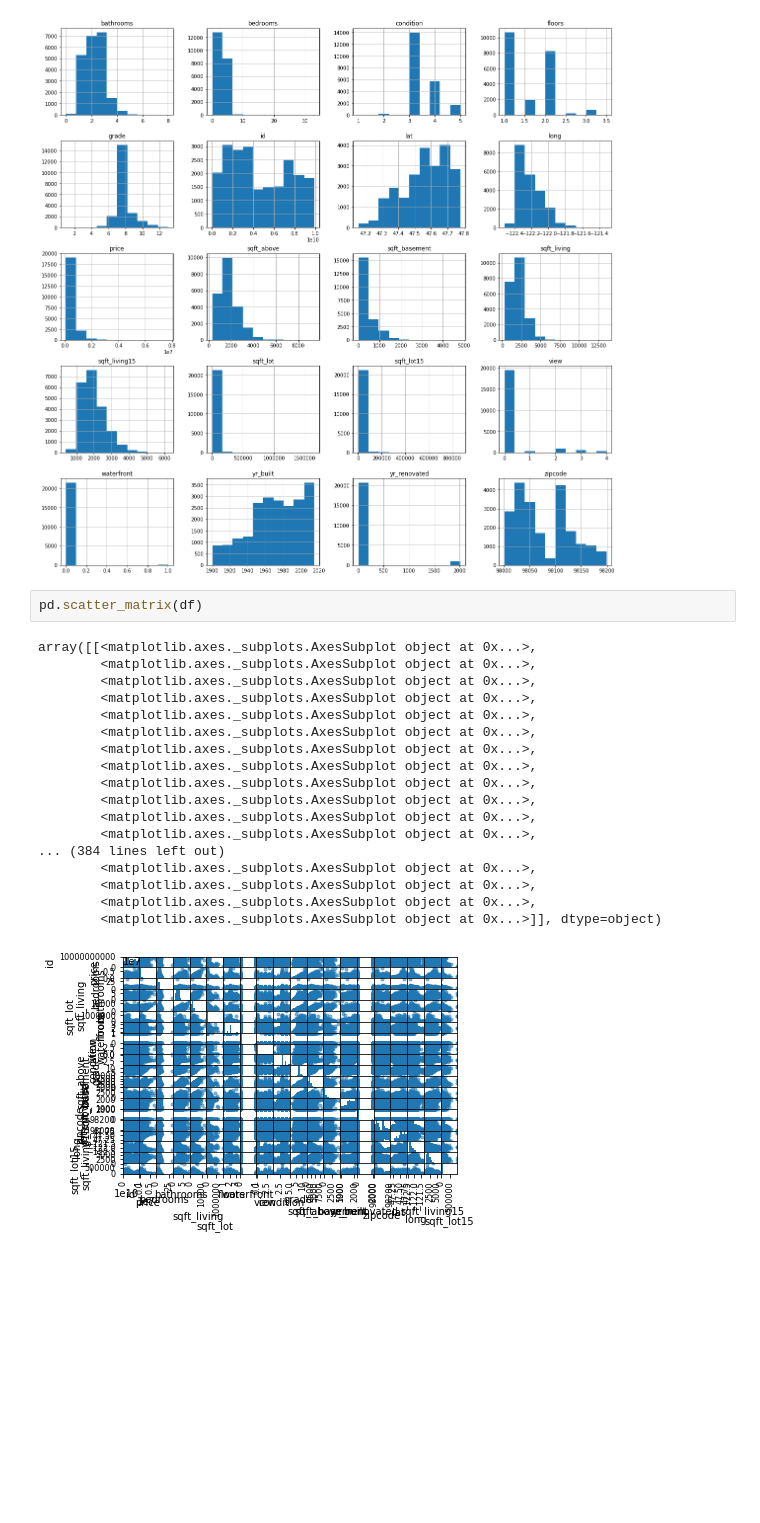
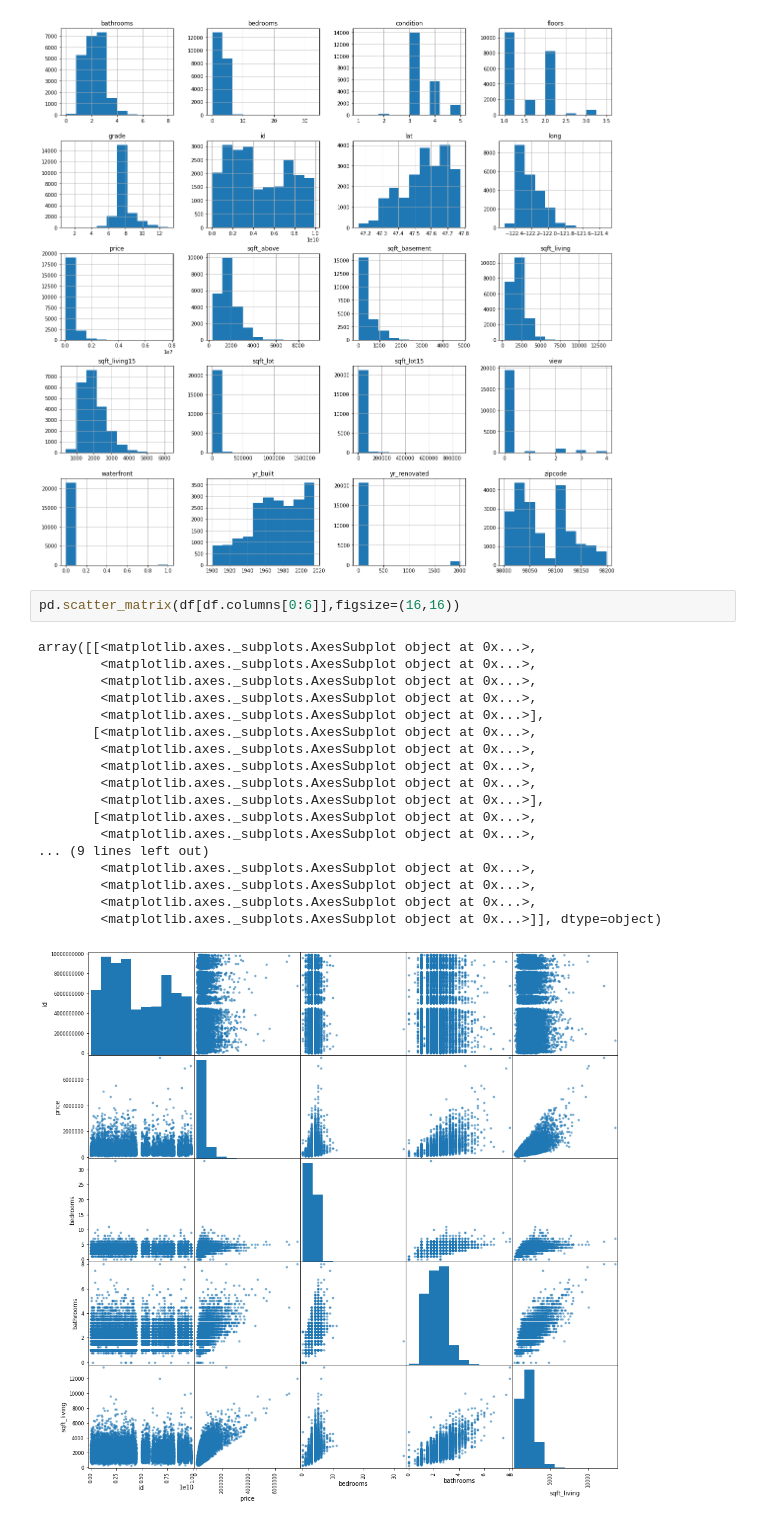
Before and after one commit to ccvandusen/alumni-case-study-practice, a Jupyter notebook: housing-prices/EDA.ipynb, the cells around one changed output. Saved outputs shown, nothing was run; the diff lists cells and outputs as text; blank space fills up the shorter version.

```diff
--- a/housing-prices/EDA.ipynb
+++ b/housing-prices/EDA.ipynb
@@ -96,23 +91,23 @@ array([[<matplotlib.axes._subplots.AxesSubplot object at 0x...>,
         <matplotlib.axes._subplots.AxesSubplot object at 0x...>]], dtype=object)
 [figure]
 # %%
-pd.scatter_matrix(df)
+pd.scatter_matrix(df[df.columns[0:6]],figsize=(16,16))
 # %% [output]
 array([[<matplotlib.axes._subplots.AxesSubplot object at 0x...>,
         <matplotlib.axes._subplots.AxesSubplot object at 0x...>,
         <matplotlib.axes._subplots.AxesSubplot object at 0x...>,
         <matplotlib.axes._subplots.AxesSubplot object at 0x...>,
+        <matplotlib.axes._subplots.AxesSubplot object at 0x...>],
+       [<matplotlib.axes._subplots.AxesSubplot object at 0x...>,
         <matplotlib.axes._subplots.AxesSubplot object at 0x...>,
         <matplotlib.axes._subplots.AxesSubplot object at 0x...>,
         <matplotlib.axes._subplots.AxesSubplot object at 0x...>,
+        <matplotlib.axes._subplots.AxesSubplot object at 0x...>],
+       [<matplotlib.axes._subplots.AxesSubplot object at 0x...>,
         <matplotlib.axes._subplots.AxesSubplot object at 0x...>,
-        <matplotlib.axes._subplots.AxesSubplot object at 0x...>,
-        <matplotlib.axes._subplots.AxesSubplot object at 0x...>,
-        <matplotlib.axes._subplots.AxesSubplot object at 0x...>,
-        <matplotlib.axes._subplots.AxesSubplot object at 0x...>,
-... (384 lines left out)
+... (9 lines left out)
         <matplotlib.axes._subplots.AxesSubplot object at 0x...>,
         <matplotlib.axes._subplots.AxesSubplot object at 0x...>,
         <matplotlib.axes._subplots.AxesSubplot object at 0x...>,
         <matplotlib.axes._subplots.AxesSubplot object at 0x...>]], dtype=object)
-[figure, old version]
+[figure, new version]
```
Also changed, not shown: parts of 4 cells of this notebook.
